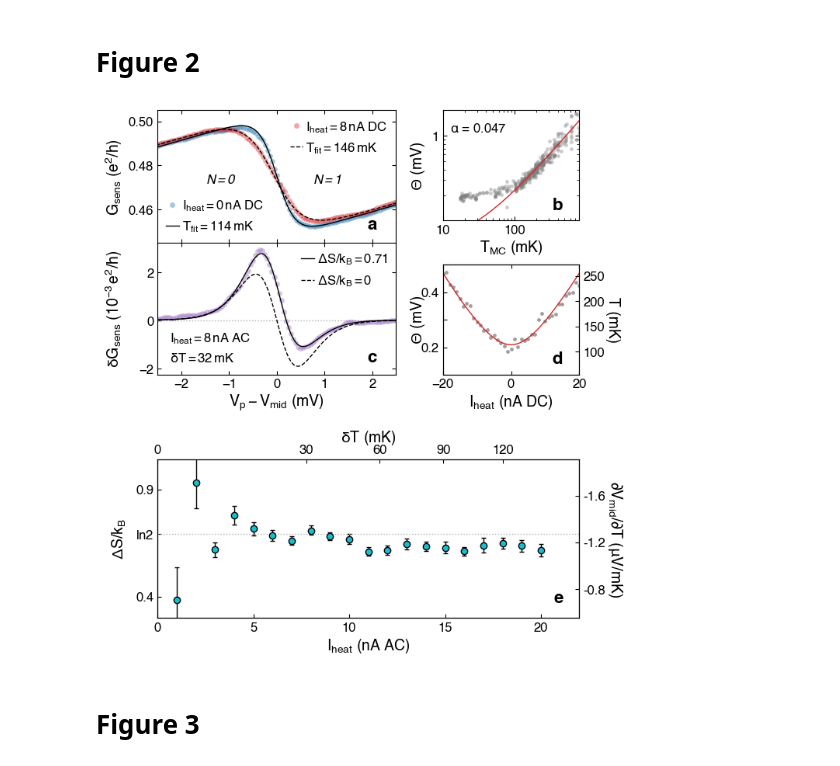
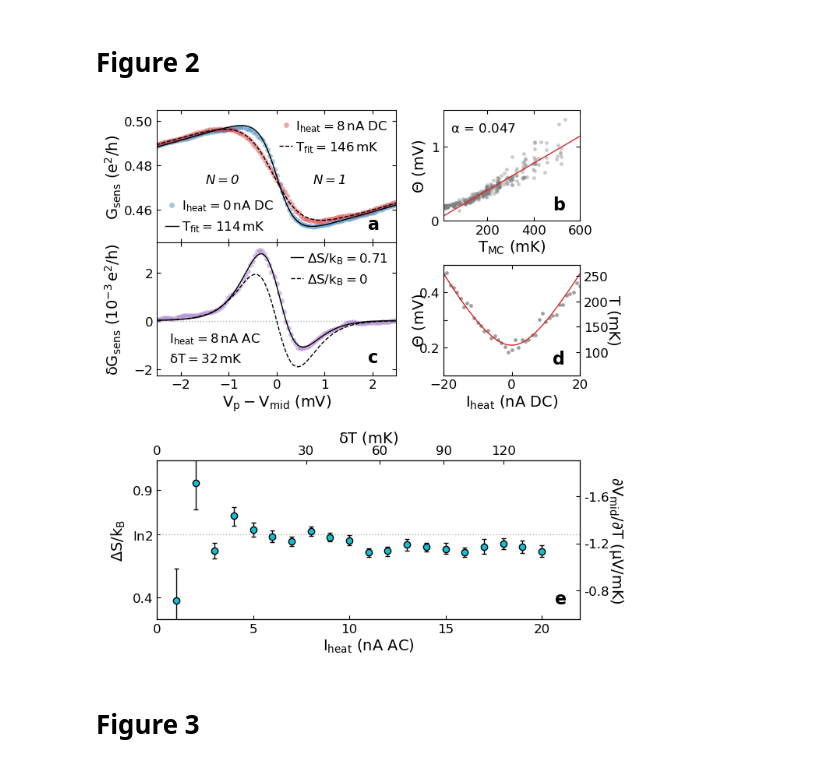
Before and after one commit to nikhartman/spin_entropy, a Jupyter notebook: make_figures.ipynb, the cells around one changed output. Drawn from its saved outputs; the diff is of its cells as text; code cells hidden in the pictures.

```diff
--- a/make_figures.ipynb
+++ b/make_figures.ipynb
@@ -327,17 +327,15 @@ tnew  = np.loadtxt(os.path.join(analysis_dir,'peak1_alpha-fit_temps.csv'),delimi
 thetas = np.loadtxt(os.path.join(analysis_dir,'peak1_alpha-fit_thetas.csv'),delimiter=",")
 ax2.plot(tnew, thetas, c='C3')
 
-ax2.set_yscale('log')
-ax2.set_ylim(0.1, 2.0)
-ax2.set_yticks([1])
-ax2.set_yticklabels(['1'])
+ax2.set_ylim(0.0, 1.5)
+ax2.set_yticks([0,1])
+ax2.set_yticklabels(['0','1'])
 ax2.set_ylabel(r'$\Theta$ (mV)')
 ax2.get_yaxis().set_label_coords(*ax2_ylabel_pos)
 
-ax2.set_xscale('log')
-ax2.set_xlim(10, 800)
-ax2.set_xticks([10, 100])
-ax2.set_xticklabels(['10', '100'])
+ax2.set_xlim(10, 600)
+# ax2.set_xticks([10, 100])
+# ax2.set_xticklabels(['10', '100'])
 ax2.set_xlabel('T$_{MC}$ (mK)')
 
 ax2.text(0.05, 0.8, r'$\alpha$ = {0:.3f}'.format(ALPHA1_CLSD),
@@ -415,35 +413,35 @@ thetas = [K_B*t/ALPHA1_CLSD for t in Ts] # theta corresponding to dT
 pwrs = [((t/popt_pwr[0])**2 - 1)/popt_pwr[1] for t in thetas]
 pwrs[0] = 0
 popt_v = np.loadtxt(os.path.join(analysis_dir, 'dat945_voltage_fit.csv'), delimiter=',')
 currents = [np.sqrt(1000*p/popt_v[0]) for p in pwrs]
 currents[0] = 0 # small correction, must be true
 
 ax4a.set_xlim(ax4.get_xlim())
 ax4a.set_xticks(currents)
 ax4a.set_xticklabels(dTs)
 ax4a.set_xlabel(r'$\delta T$ (mK)')
 
 # add dV/dT axis
 ax4b = ax4.twinx()
 dVdT = [-0.8e-3, -1.2e-3, -1.6e-3]
 dS = [-1.0*ALPHA1_CLSD*v/K_B for v in dVdT]
 
 ax4b.set_ylim(ax4.get_ylim())
 ax4b.set_yticks(dS)
 ax4b.set_yticklabels(['-0.8', '-1.2', '-1.6'])
 ax4b.set_ylabel(r'$\partial V_{mid} / \partial T$ $(\mu V / mK)$',
                 rotation=-90, va='bottom')
 ax4b.get_yaxis().set_label_coords(*ax4b_ylabel_pos)
 
 dt.add_subplot_id(ax0, 'a', loc = (0.88, 0.1))
 dt.add_subplot_id(ax1, 'c', loc = (0.88, 0.1))
 dt.add_subplot_id(ax2, 'b', loc = (0.8, 0.1))
 dt.add_subplot_id(ax3, 'd', loc = (0.8, 0.1))
 dt.add_subplot_id(ax4, 'e', loc = (0.94, 0.1))
 
-fig.savefig(os.path.join(fig_dir, 'figure_2.pdf'), bbox_inches='tight')
+# fig.savefig(os.path.join(fig_dir, 'figure_2.pdf'), bbox_inches='tight')
 # %% [output]
-[figure, old version]
+[figure, new version]
 # %% [markdown]
 # Figure 3
 # %%
```
Also changed, not shown: 9 other files.
